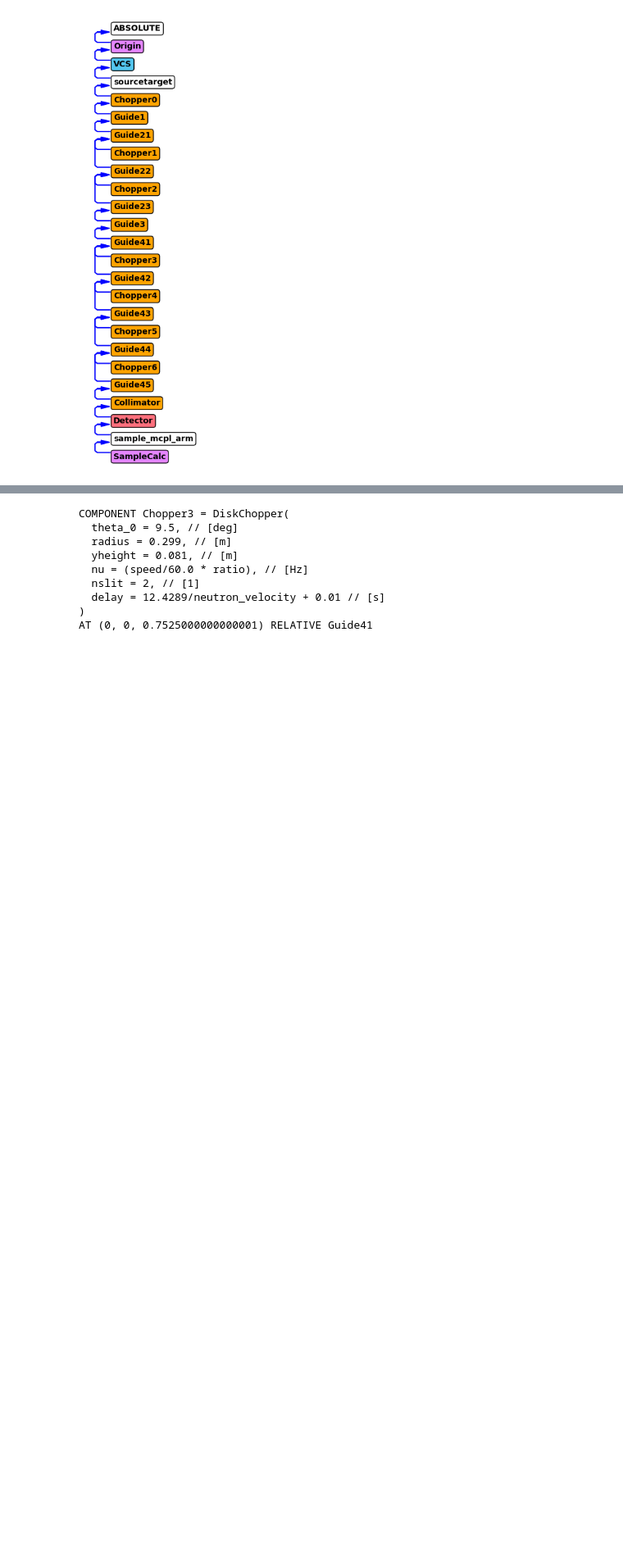
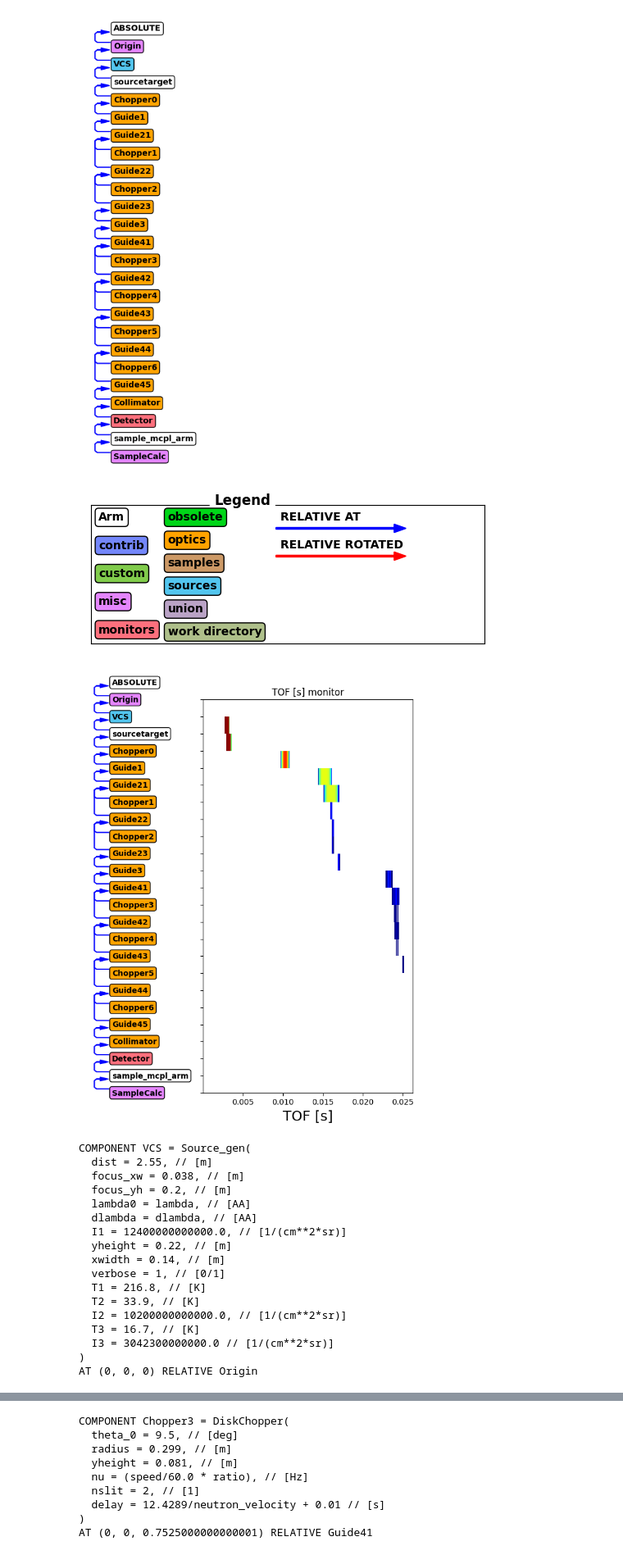
Before and after one commit to PaNOSC-ViNYL/instrument_database, a Jupyter notebook: mysim.ipynb, the cells around one changed output, grey strips where cells are left out. Shown at 82% size. Saved outputs shown, nothing was run; the diff lists cells and outputs as text; code cells hidden in the pictures; blank space fills up the shorter version.

Commit message:
fixing source

```diff
--- a/mysim.ipynb
+++ b/mysim.ipynb
@@ -187,7 +187,29 @@ mycalc.show_diagram()
 [figure]
 [figure]
 # %%
-#mycalc.show_diagram(analysis=True, variable="t")
+mycalc.show_diagram(analysis=True, variable="t")
+vcs = mycalc.get_component("VCS")
+print(vcs)
+# %% [output]
+[figure, added]
+[figure, added]
+COMPONENT VCS = Source_gen(
+  dist = 2.55, // [m]
+  focus_xw = 0.038, // [m]
+  focus_yh = 0.2, // [m]
+  lambda0 = lambda, // [AA]
+  dlambda = dlambda, // [AA]
+  I1 = 12400000000000.0, // [1/(cm**2*sr)]
+  yheight = 0.22, // [m]
+  xwidth = 0.14, // [m]
+  verbose = 1, // [0/1]
+  T1 = 216.8, // [K]
+  T2 = 33.9, // [K]
+  I2 = 10200000000000.0, // [1/(cm**2*sr)]
+  T3 = 16.7, // [K]
+  I3 = 3042300000000.0 // [1/(cm**2*sr)]
+)
+AT (0, 0, 0) RELATIVE Origin
 # %%
 import mcstasscript as ms
 # %%
```
Also changed, not shown: parts of 4 cells of this notebook, 2 other files.
